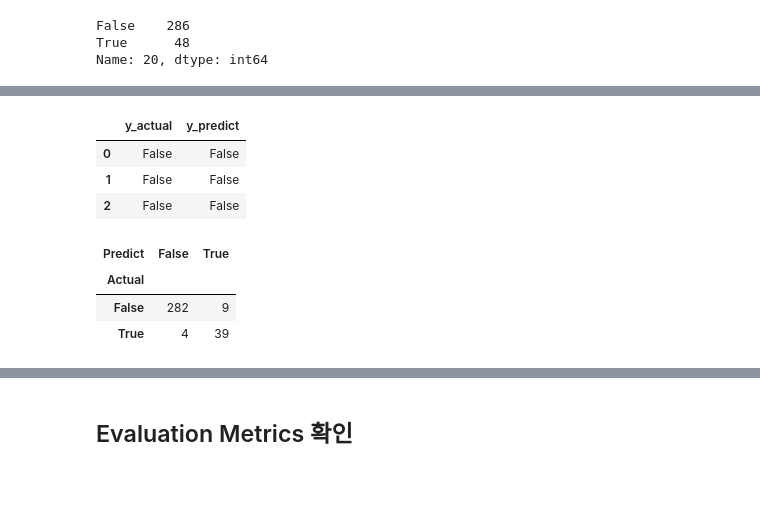
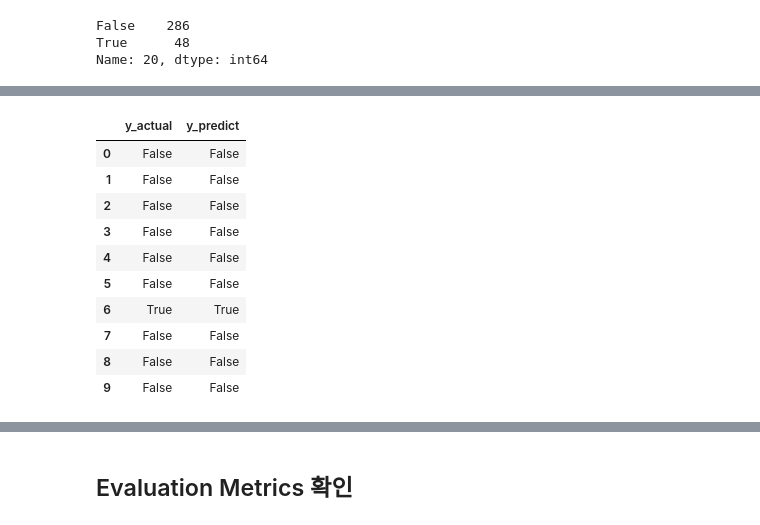
Before and after one commit to gonsoomoon-ml/churn-prediction-workshop, a Jupyter notebook: 3.0.inference_batch_transform.ipynb, the cells around one changed output, grey strips where cells are left out. Cells and saved outputs as stored; diff of their text form; code cells hidden in the pictures; blank space fills up the shorter version.

Commit message:
edit confusion matirx

```diff
--- a/3.0.inference_batch_transform.ipynb
+++ b/3.0.inference_batch_transform.ipynb
@@ -128,26 +138,18 @@ Name: 20, dtype: int64
 # %%
 data = { 'y_actual' : df_churn.Churn.to_list(),
          'y_predict' : df_true.to_list()
        }
 df_churn_comp = pd.DataFrame(data, columns=['y_actual','y_predict' ])
-df_churn_comp.head(3)
+df_churn_comp.head(10)
 # %% [output]
 |  | y_actual | y_predict |
 | 0 | False | False |
 | 1 | False | False |
 | 2 | False | False |
+| 3 | False | False |
+| 4 | False | False |
+| 5 | False | False |
+| 6 | True | True |
+| 7 | False | False |
+| 8 | False | False |
+| 9 | False | False |
-# %%
-import seaborn as sn
-import matplotlib.pyplot as plt
-
-confusion_matrix = pd.crosstab(df_churn_comp['y_actual'],
-                               df_churn_comp['y_predict'],
-                               rownames=['Actual'],
-                               colnames=['Predict'])
-
-confusion_matrix
-# %% [output]
-| Predict | False | True |
-| Actual |  |  |
-| False | 282 | 9 |
-| True | 4 | 39 |
```
Also changed, not shown: parts of 19 cells of this notebook, 5 other files.
